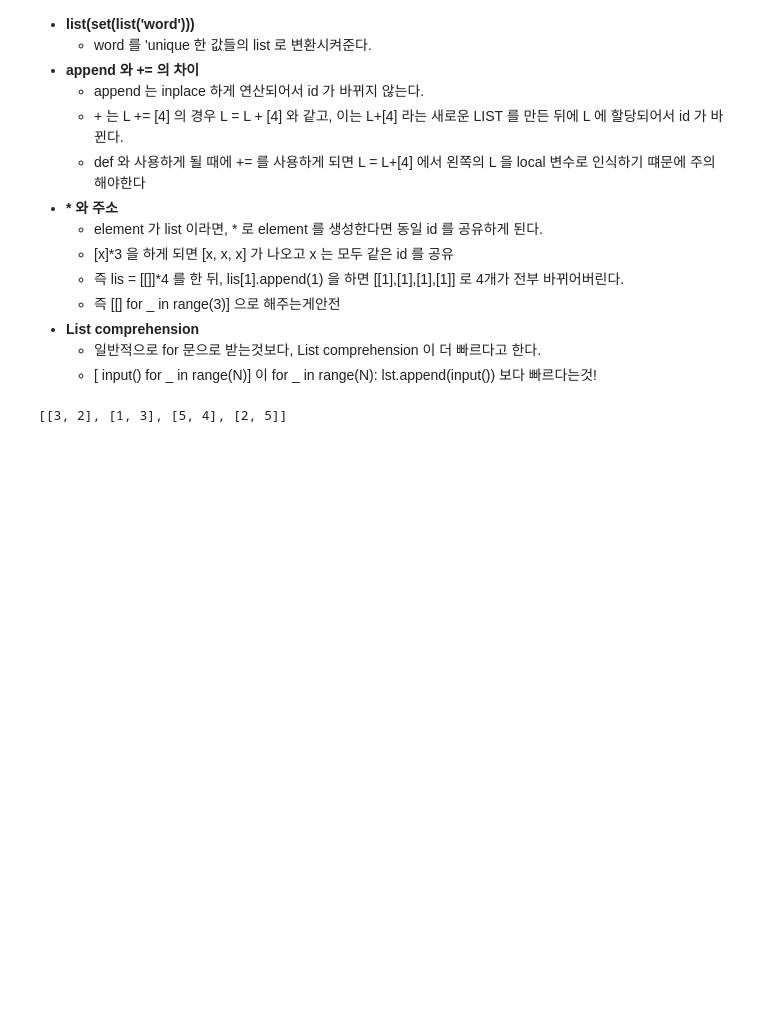
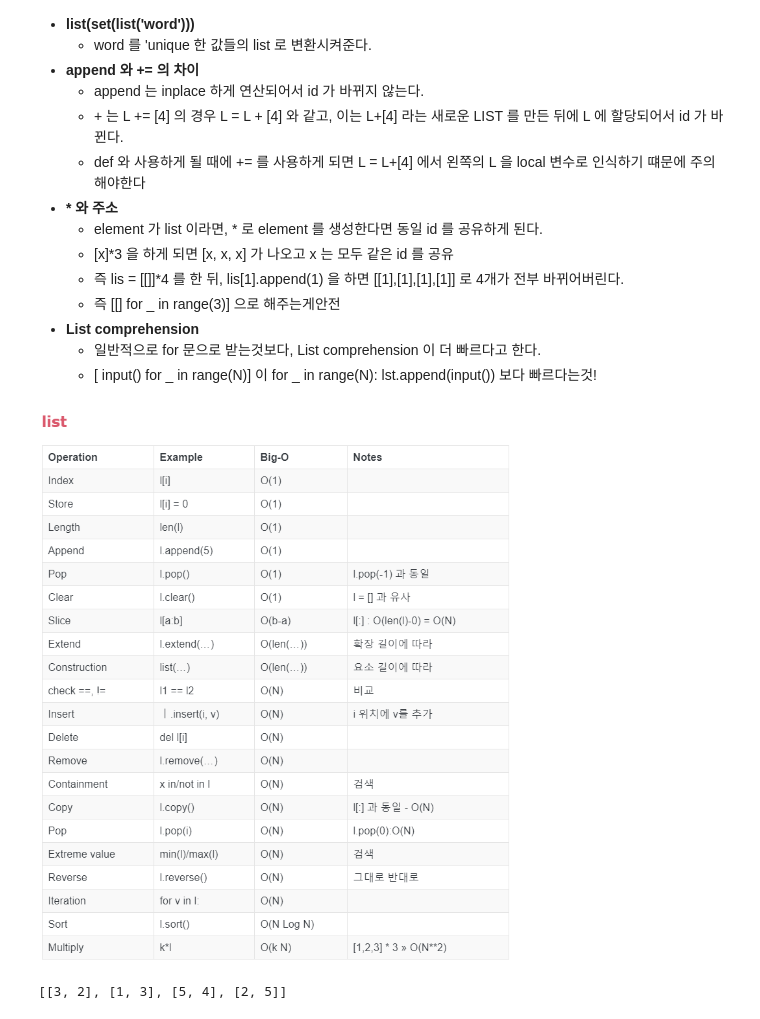
Before and after one commit to hana-dool/Algorithm, a Jupyter notebook: Python/1.Python.ipynb, the cells around one changed output. Cells and saved outputs as stored; diff of their text form; code cells hidden in the pictures; blank space fills up the shorter version.

```diff
--- a/Python/1.Python.ipynb
+++ b/Python/1.Python.ipynb
@@ -476,6 +476,11 @@ Zero-based Half-open 컨벤션에 관해서 다익스트라가 1982년에 자신
 - **List comprehension**
     - 일반적으로 for 문으로 받는것보다, List comprehension 이 더 빠르다고 한다.
     - [ input() for _ in range(N)] 이 for _ in range(N): lst.append(input()) 보다 빠르다는것!
+# %%
+# 시간 복잡도
+Image('./image/oper_lis.png')
+# %% [output]
+[figure, added]
 # %%
 lis = [[] for _ in range(3)]
 # %%
```
Also changed, not shown: parts of 2 cells of this notebook, 7 other files.
